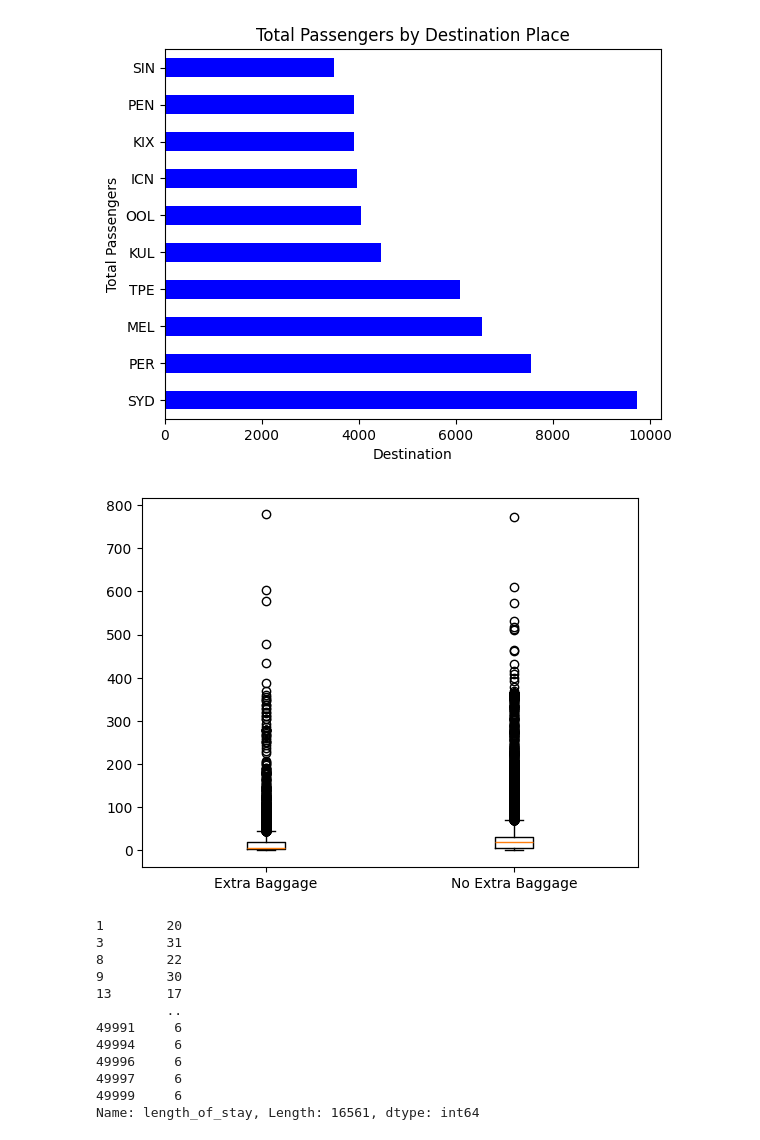
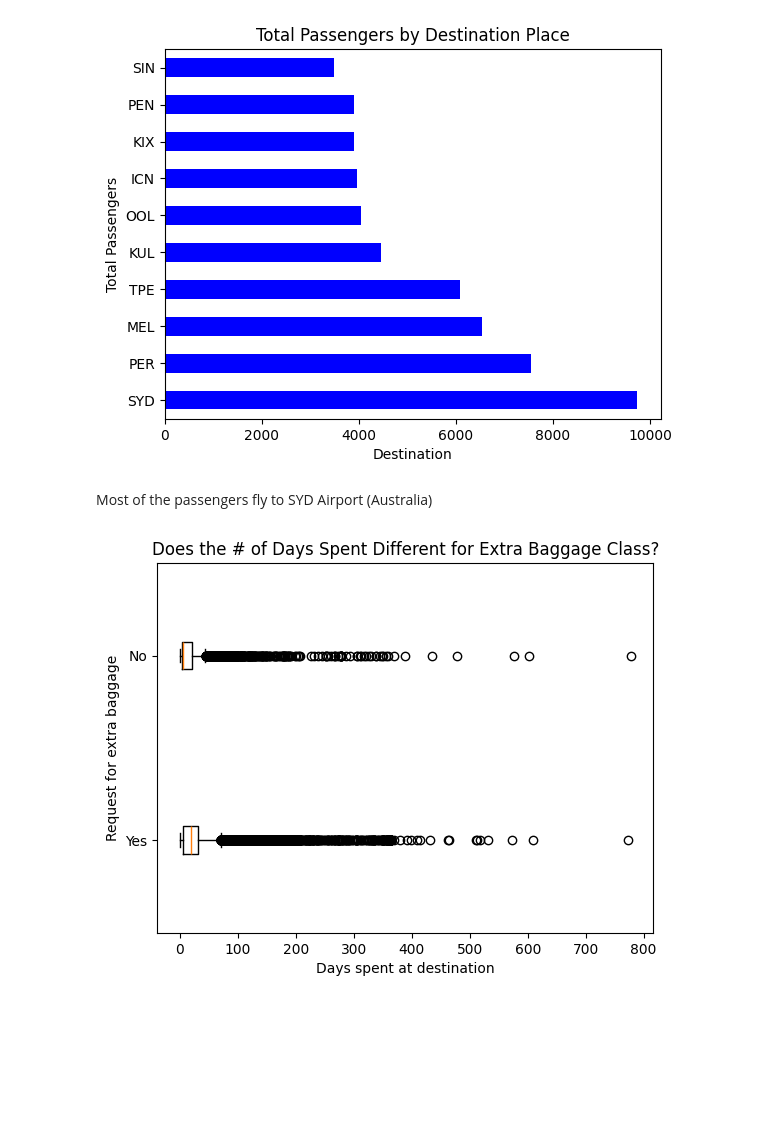
Before and after one commit to julam9/British-Airways-Modelling-Task, a Jupyter notebook: modelling_booking.ipynb, the cells around one changed output. Saved outputs shown, nothing was run; the diff lists cells and outputs as text; code cells hidden in the pictures; blank space fills up the shorter version.

```diff
--- a/modelling_booking.ipynb
+++ b/modelling_booking.ipynb
@@ -301,33 +311,19 @@ plt.ylabel("Total Passengers")
 plt.show()
 # %% [output]
 [figure]
+# %% [markdown]
+Most of the passengers fly to SYD Airport (Australia)
 # %%
 # histogram of length of stay for extra baggae category
-extrabaggae_lengthstay = df.query("wants_extra_baggage == 0")["length_of_stay"]
-noextrabaggae_lengthstay = df.query("wants_extra_baggage == 1")["length_of_stay"]
+extrabaggae_lengthstay = df.query("wants_extra_baggage == 1")["length_of_stay"]
+noextrabaggae_lengthstay = df.query("wants_extra_baggage == 0")["length_of_stay"]
 
 # boxplot for two categories
 fig, ax = plt.subplots()
-
-ax.boxplot([extrabaggae_lengthstay, noextrabaggae_lengthstay], labels=["Yes", "No", vert=False])
-#sns.boxplot(data=df, x="length_of_stay", y="wants_extra_baggage").set(title="# of Days Spent for Extra Baggae Categories")
-ax.xticks_labels("Request for Extra Baggage")
-ax
+ax.boxplot([extrabaggae_lengthstay, noextrabaggae_lengthstay], labels=["Yes", "No"], vert=False)
+ax.set_xlabel("Days spent at destination")
+ax.set_ylabel("Request for extra baggage")
+ax.set_title("Does the # of Days Spent Different for Extra Baggage Class?")
 plt.show()
 # %% [output]
-[figure, old version]
+[figure, new version]
-# %%
-extrabaggae_lengthstay
-# %% [output]
-1        20
-3        31
-8        22
-9        30
-13       17
-         ..
-49991     6
-49994     6
-49996     6
-49997     6
-49999     6
-Name: length_of_stay, Length: 16561, dtype: int64
```
Also changed, not shown: parts of 24 cells of this notebook.
